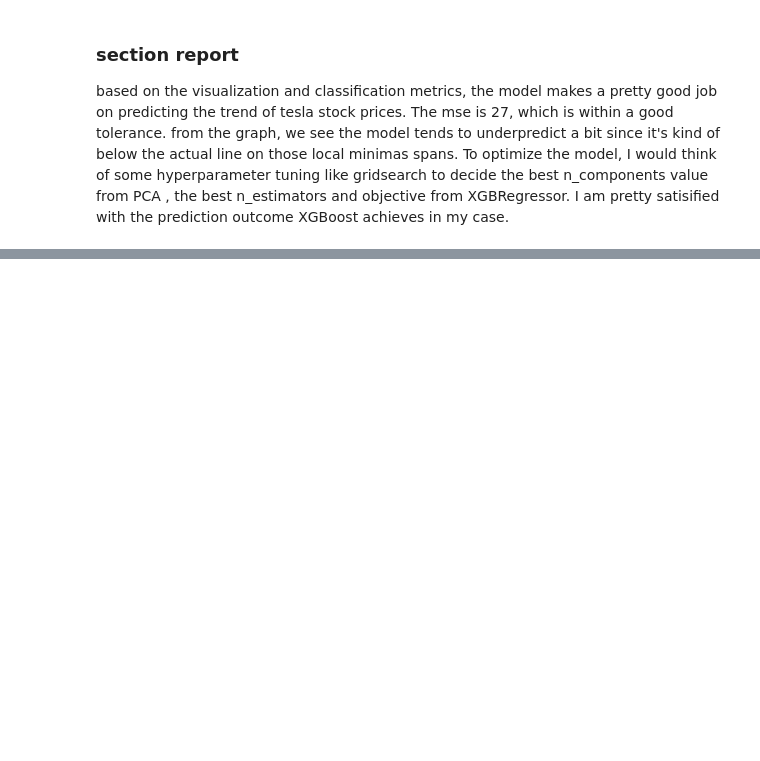
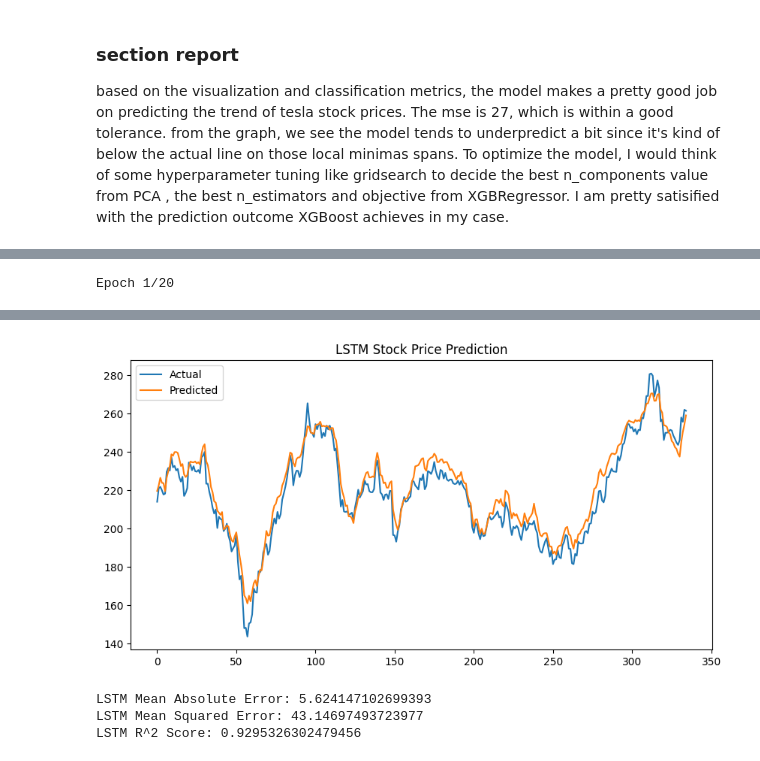
Before and after one commit to haowenjiang1118/AI_cert_project, a Jupyter notebook: capstone/capstone.ipynb, the cells around one changed output, grey strips where cells are left out. Saved outputs shown, nothing was run; the diff lists cells and outputs as text; code cells hidden in the pictures; blank space fills up the shorter version.

```diff
--- a/capstone/capstone.ipynb
+++ b/capstone/capstone.ipynb
@@ -257,0 +359,48 @@ R^2 Score: 0.955097928603007
+# %%
+# RNN model
+#prepare the data
+from sklearn.preprocessing import MinMaxScaler
+y_new = tesla_data['Close'].values.reshape(-1, 1)
+scaler = MinMaxScaler()
+data_scaled = scaler.fit_transform(y_new)
+y_train_new = data_scaled[:split_index]
+y_test_new = data_scaled[split_index:]
+
+
+from tensorflow.keras.models import Sequential
+from tensorflow.keras.layers import LSTM, Dense, Dropout
+
+model = Sequential([
+    LSTM(50, return_sequences=True, input_shape=(X_train.shape[1], 1)),
+    Dropout(0.2),
+    LSTM(50),
+    Dropout(0.2),
+    Dense(1)
+])
+
+model.compile(optimizer='adam', loss='mean_squared_error')
+model.fit(X_train, y_train_new, epochs=20, batch_size=32, verbose=1)
+
+# visialize the model's prediction
+# Predict
+y_pred = model.predict(X_test)
+# Invert scaling
+y_pred_inv = scaler.inverse_transform(y_pred)
+y_test_inv = scaler.inverse_transform(y_test_new)
+# Plot
+plt.figure(figsize=(10, 5))
+plt.plot(y_test_inv, label='Actual')
+plt.plot(y_pred_inv, label='Predicted')
+plt.legend()
+plt.title('LSTM Stock Price Prediction')
+plt.show()
+
+# evaluate the RNN model
+mae_rnn = mean_absolute_error(y_test_inv, y_pred_inv)
+mse_rnn = mean_squared_error(y_test_inv, y_pred_inv)
+r2_rnn = r2_score(y_test_inv, y_pred_inv)
+print(f'LSTM Mean Absolute Error: {mae_rnn}')
+print(f'LSTM Mean Squared Error: {mse_rnn}')
+print(f'LSTM R^2 Score: {r2_rnn}')
+# %% [output]
+Epoch 1/20
@@ -257,0 +424,4 @@ R^2 Score: 0.955097928603007
+[figure, added]
+LSTM Mean Absolute Error: 5.624147102699393
+LSTM Mean Squared Error: 43.14697493723977
+LSTM R^2 Score: 0.9295326302479456
```
Also changed, not shown: parts of 12 cells of this notebook.
